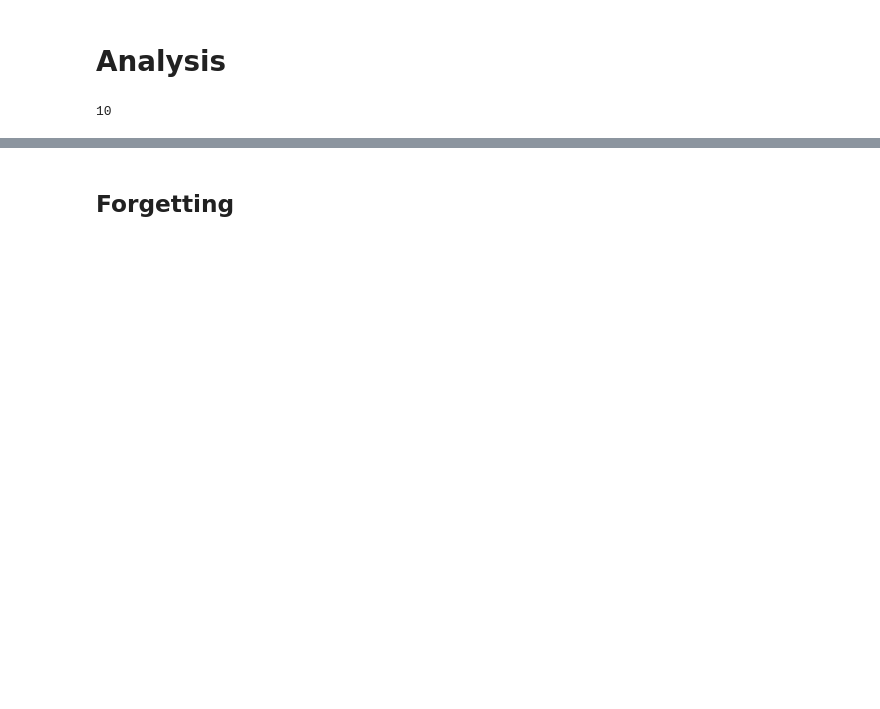
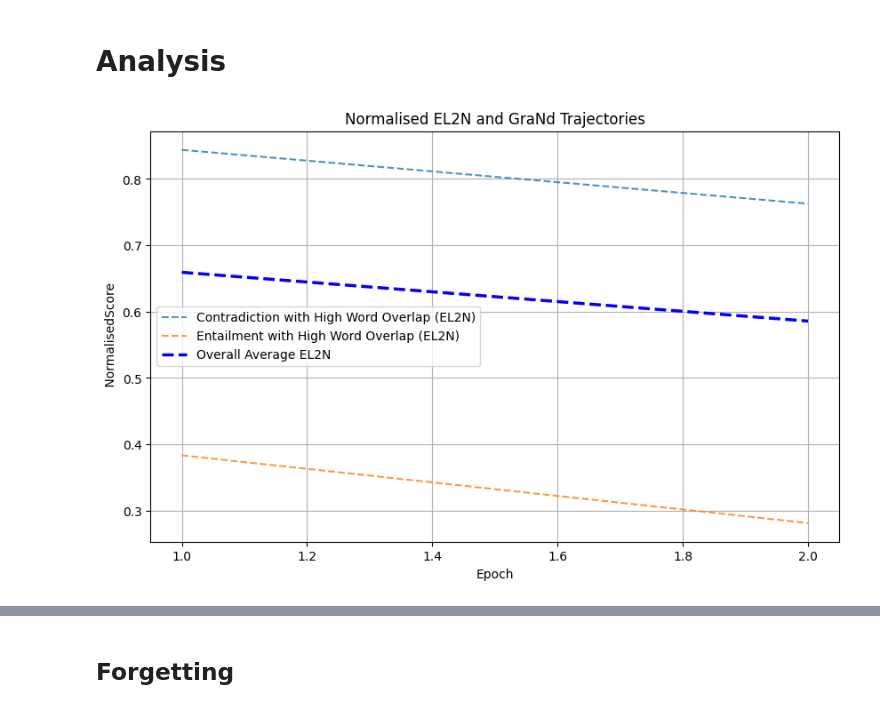
Before and after one commit to hugomilosz/hardness-metric-evaluation, a Jupyter notebook: run_bert_tiny_mnli.ipynb, the cells around one changed output, grey strips where cells are left out. Cells and saved outputs as stored; diff of their text form; code cells hidden in the pictures; blank space fills up the shorter version.

```diff
--- a/run_bert_tiny_mnli.ipynb
+++ b/run_bert_tiny_mnli.ipynb
@@ -134,6 +119,8 @@ TrainOutput(global_step=40910, training_loss=0.7940906141416801, metrics={'train
 # %% [markdown]
 # Analysis
-# %%
-len(trainer.get_unified_stats()['predictions'])
-# %% [output]
-10
+# %%
+# grand_scores = trainer.get_unified_stats()['grand_scores']
+el2n_scores = trainer.get_unified_stats()['el2n_scores']
+# %%
+mnli = load_dataset('multi_nli')
+results = example_groups.get_example_group_results(mnli)
@@ -140 +155,62 @@ len(trainer.get_unified_stats()['predictions'])
+# %%
+fig, ax = plt.subplots(figsize=(10, 6))
+
+# Plot EL2N scores
+for idx, (group, indices) in enumerate(results.items()):
+    if not indices:
+        continue
+
+    # EL2N Scores
+    group_el2n = normalized_el2n[:, indices]
+    avg_el2n_per_epoch = np.nanmean(group_el2n, axis=1)
+
+    ax.plot(range(1, len(avg_el2n_per_epoch) + 1),
+            avg_el2n_per_epoch,
+            label=f"{group} (EL2N)",
+            linestyle='--',  # Dashed lines for EL2N
+            alpha=0.8)
+
+# Overall EL2N Average
+overall_avg_el2n = np.nanmean(normalized_el2n, axis=1)
+ax.plot(range(1, len(overall_avg_el2n) + 1),
+        overall_avg_el2n,
+        label='Overall Average EL2N',
+        linestyle='--',
+        linewidth=2.5,
+        color='blue')
+
+# Plot GraNd scores
+# for idx, (group, indices) in enumerate(results.items()):
+#     if not indices:
+#         continue
+
+#     # GraNd Scores
+#     group_grand = normalized_grand[:, indices]
+#     avg_grand_per_epoch = np.nanmean(group_grand, axis=1)
+
+#     ax.plot(range(1, len(avg_grand_per_epoch) + 1),
+#             avg_grand_per_epoch,
+#             label=f"{group} (GraNd)",
+#             linestyle='-',  # Solid lines for GraNd
+#             alpha=0.8)
+
+# # Overall GraNd Average
+# overall_avg_grand = np.nanmean(normalized_grand, axis=1)
+# ax.plot(range(1, len(overall_avg_grand) + 1),
+#         overall_avg_grand,
+#         label='Overall Average GraNd',
+#         linestyle='-',
+#         linewidth=2.5,
+#         color='red')
+
+# Graph Titles and Labels
+ax.set_title("Normalised EL2N and GraNd Trajectories")
+ax.set_xlabel("Epoch")
+ax.set_ylabel(" NormalisedScore")
+ax.legend()
+ax.grid(True)
+
+plt.show()
+# %% [output]
+[figure, added]
 # %%
```
Also changed, not shown: parts of 15 cells of this notebook, 4 other files.
